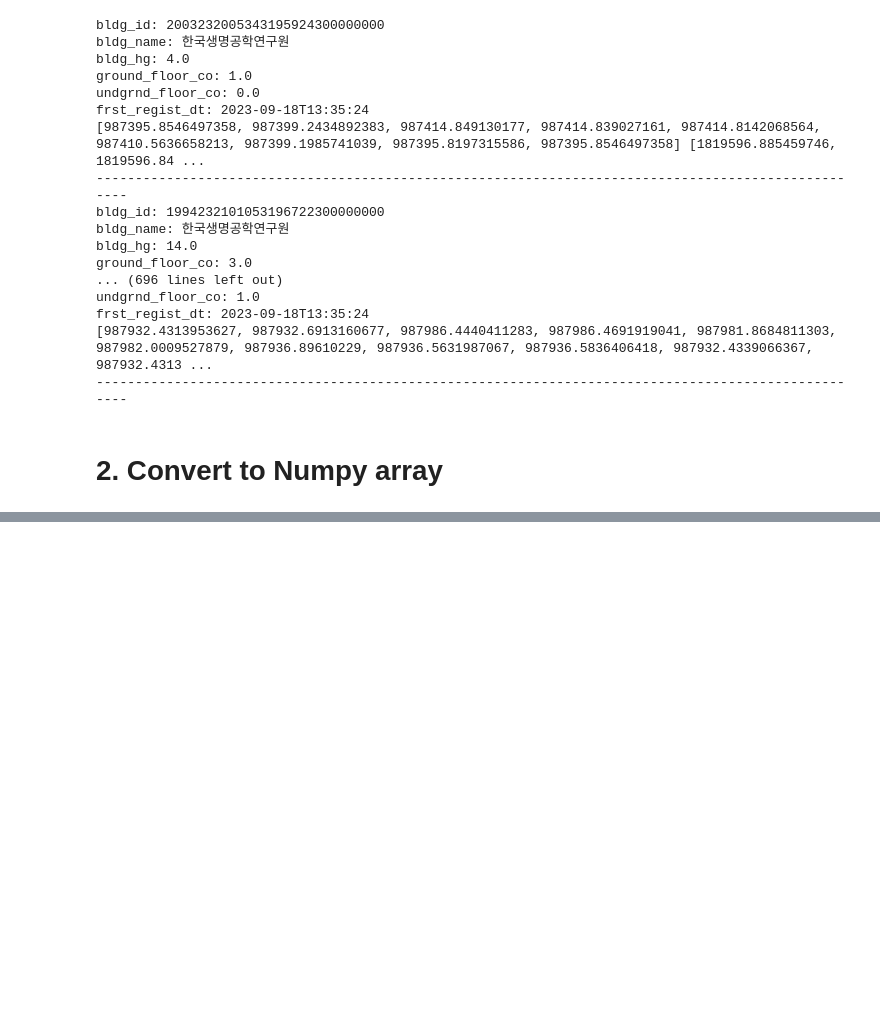
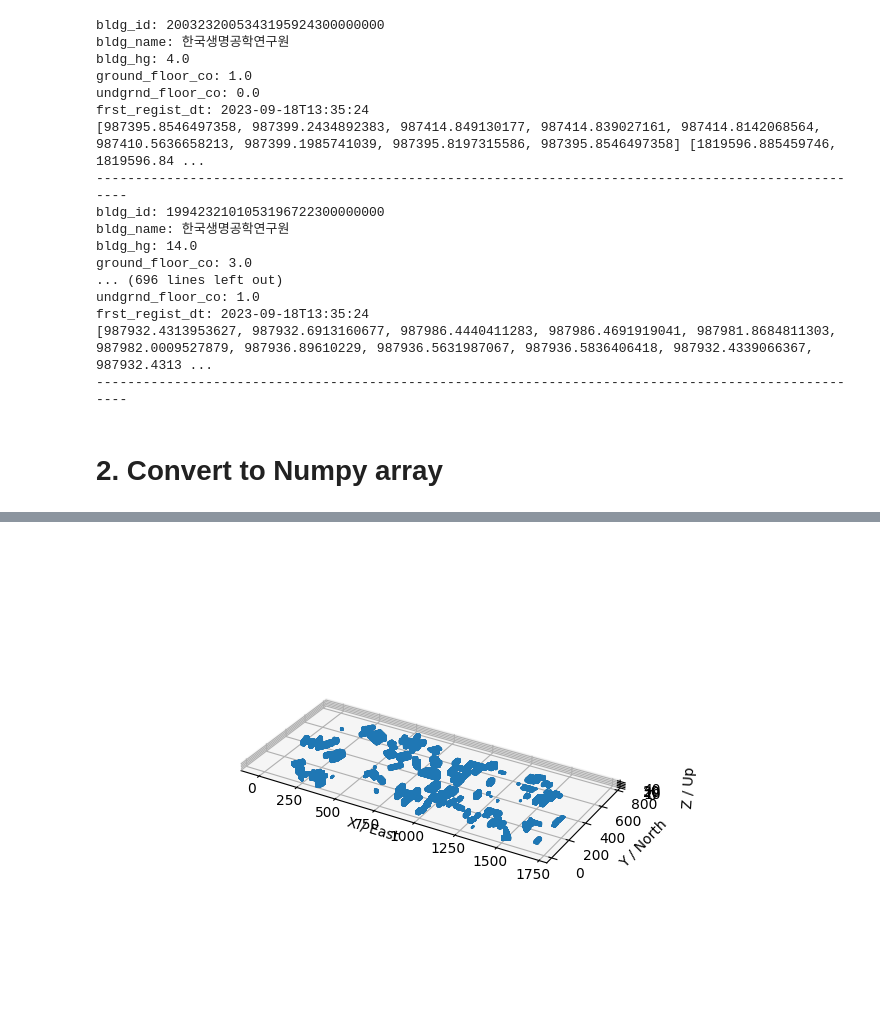
Before and after one commit to jacklu333333/IOH, a Jupyter notebook: LXDownloader.ipynb, the cells around one changed output, grey strips where cells are left out. Drawn from its saved outputs; the diff is of its cells as text; code cells hidden in the pictures; blank space fills up the shorter version.

```diff
--- a/LXDownloader.ipynb
+++ b/LXDownloader.ipynb
@@ -146 +157,17 @@ top: 987364.4588841103, bottom: 988113.2667723193, left: 1818331.614563343, righ
+# %%
+# This Takes a lot of time to rotate in 3D
+
+map3d = mapHeightTo3D(maparray)
+# find the map3d where is 1
+x, y, z = np.where(map3d == 1)
+# plt.close("all")
+fig = plt.figure()
+ax = fig.add_subplot(111, projection='3d')
+ax.scatter(x, y, z, zdir='z', s=0.1,alpha=0.3)
+ax.set_xlabel('X / East')
+ax.set_ylabel('Y / North')
+ax.set_zlabel('Z / Up')
+ax.set_aspect('equal')
+# %% [output]
+[figure, added]
 # %%
```
Also changed, not shown: parts of 5 cells of this notebook, 4 other files.
